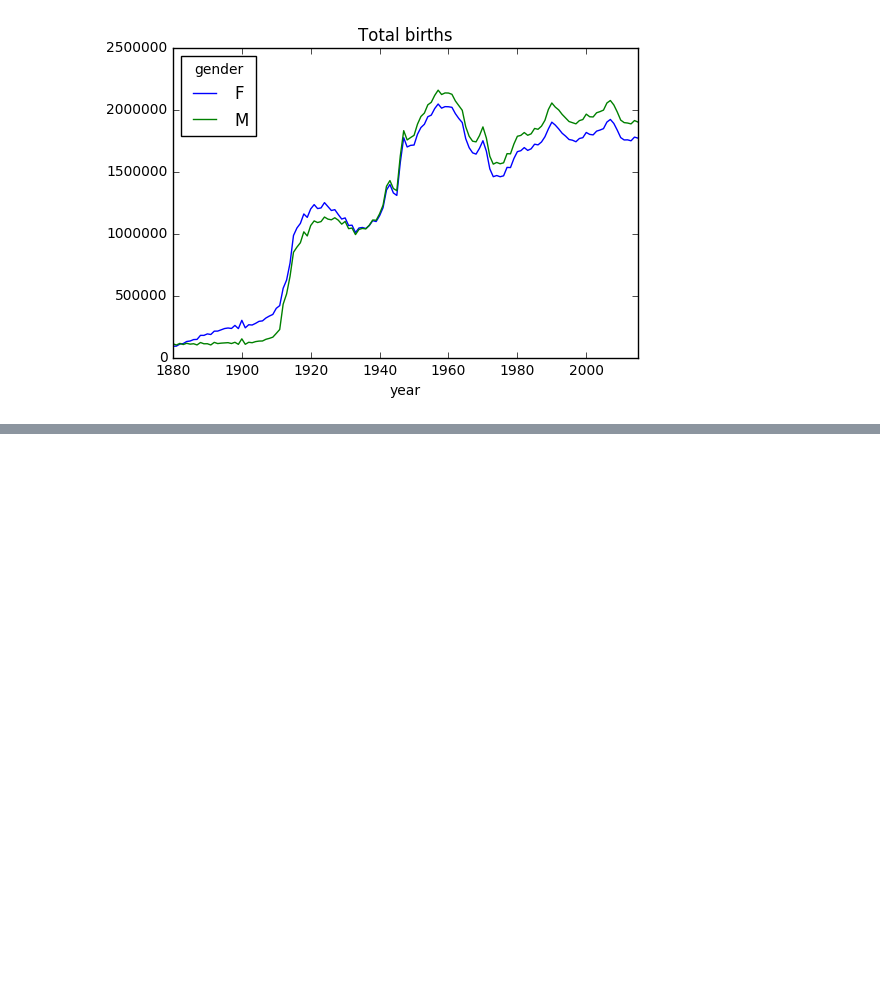
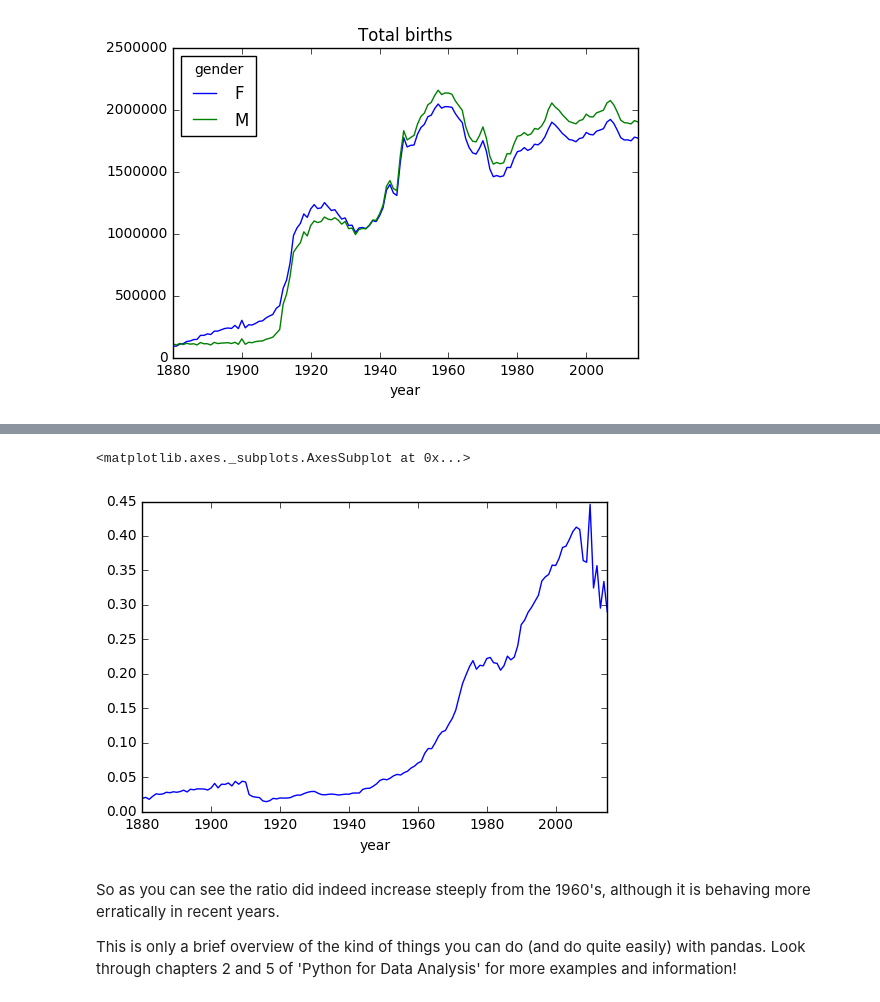
Before and after one commit to vanatteveldt/python-data, a Jupyter notebook: Baby names.ipynb, the cells around one changed output, grey strips where cells are left out. Cells and saved outputs as stored; diff of their text form; code cells hidden in the pictures; blank space fills up the shorter version.

Commit message:
Added analysis of ratio

```diff
--- a/Baby names.ipynb
+++ b/Baby names.ipynb
@@ -114,0 +153,13 @@ total.plot(title='Total births');
+# %%
+total = counts.sum(axis=1)
+hispanic_names = ["Juan", "Maria"]
+hispanic = counts[hispanic_names].sum(axis=1)
+counts['ratio'] = hispanic / total
+counts['ratio'].plot()
+# %% [output]
+<matplotlib.axes._subplots.AxesSubplot at 0x...>
+[figure, added]
+# %% [markdown]
+So as you can see the ratio did indeed increase steeply from the 1960's, although it is behaving more erratically in recent years.
+
+This is only a brief overview of the kind of things you can do (and do quite easily) with pandas. Look through chapters 2 and 5 of 'Python for Data Analysis' for more examples and information!
```
Also changed, not shown: parts of 10 cells of this notebook.
